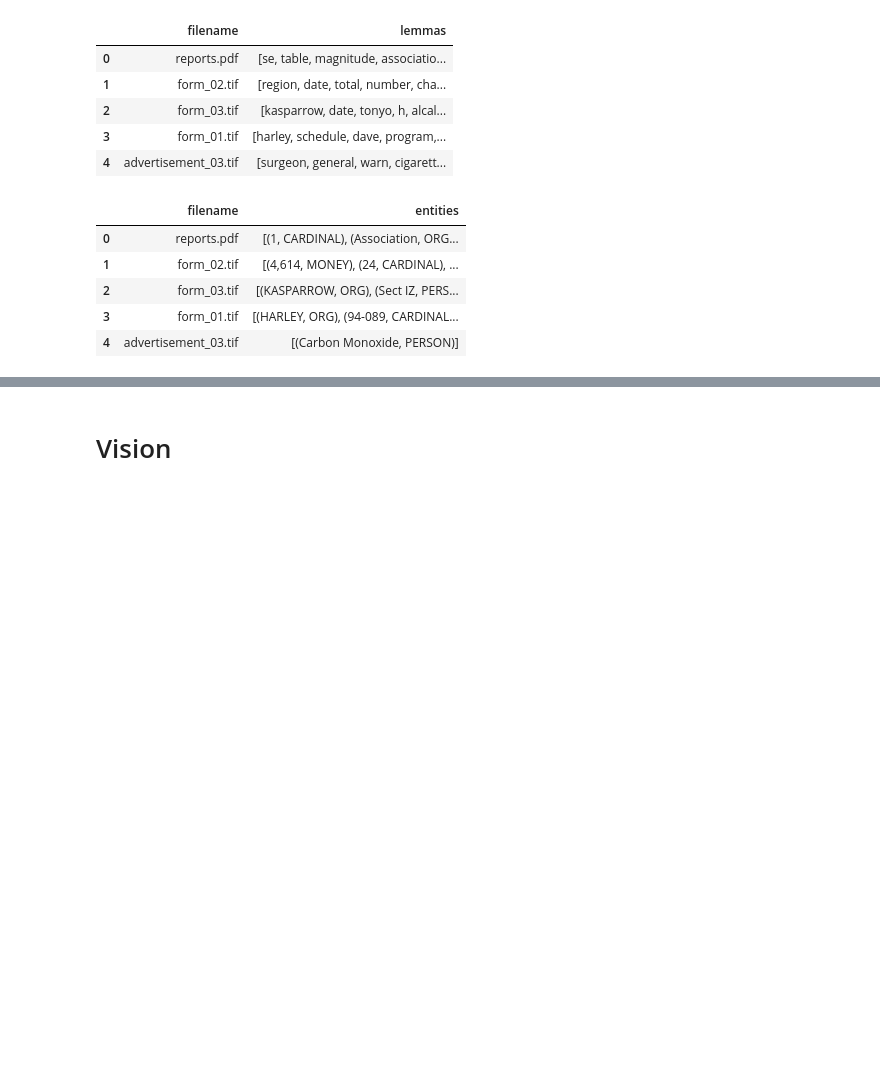
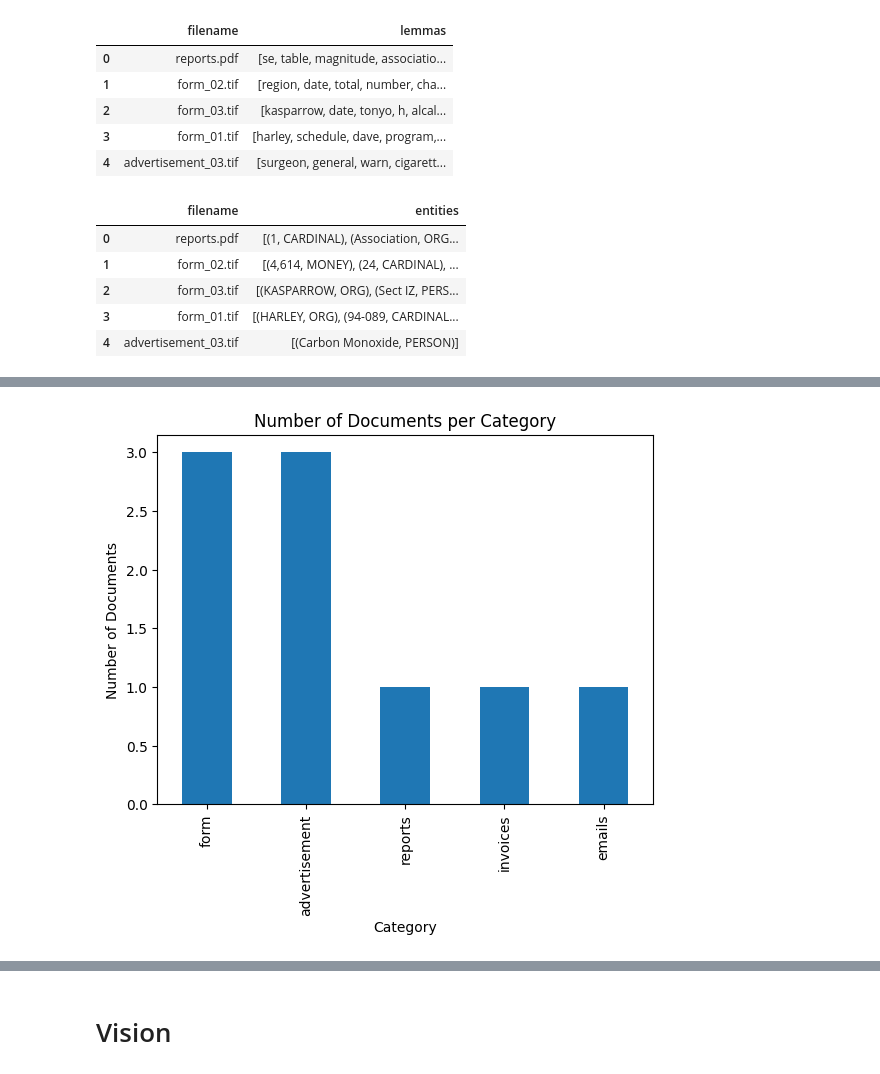
Before and after one commit to ATU-BDAAI/ca2-assignment-mohamedabdelnasser414, a Jupyter notebook: CA2_Template.ipynb, the cells around one changed output, grey strips where cells are left out. Drawn from its saved outputs; the diff is of its cells as text; code cells hidden in the pictures; blank space fills up the shorter version.

Commit message:
Add NLP feature extraction and document analysis pipeline

```diff
--- a/CA2_Template.ipynb
+++ b/CA2_Template.ipynb
@@ -261,0 +281,14 @@ df[["filename", "entities"]].head()
+# %%
+def get_top_tfidf_words(row, feature_names, top_n=5):
+    scores = row.values
+    top_indexes = scores.argsort()[-top_n:][::-1]
+    return [feature_names[i] for i in top_indexes]
+
+feature_names = tfidf.get_feature_names_out()
+
+df["top_keywords"] = tfidf_df.apply(
+    lambda row: get_top_tfidf_words(row, feature_names),
+    axis=1
+)
+
+df[["filename", "category", "top_keywords"]]
@@ -261,0 +364,16 @@ df[["filename", "entities"]].head()
+# %%
+def detect_text_image_references(text):
+    text_lower = text.lower()
+
+    references = {
+        "table_reference": bool(re.search(r"\btable\b", text_lower)),
+        "figure_reference": bool(re.search(r"\bfigure\b|\bfig\b", text_lower)),
+        "diagram_reference": bool(re.search(r"\bdiagram\b", text_lower)),
+        "image_reference": bool(re.search(r"\bimage\b|\bphoto\b", text_lower))
+    }
+
+    return references
+
+df["text_image_references"] = df["raw_text"].apply(detect_text_image_references)
+
+df[["filename", "text_image_references"]]
@@ -261,0 +406,9 @@ df[["filename", "entities"]].head()
+# %%
+df["category"].value_counts().plot(kind="bar")
+
+plt.title("Number of Documents per Category")
+plt.xlabel("Category")
+plt.ylabel("Number of Documents")
+plt.show()
+# %% [output]
+[figure, added]
```
Also changed, not shown: parts of 8 cells of this notebook.
